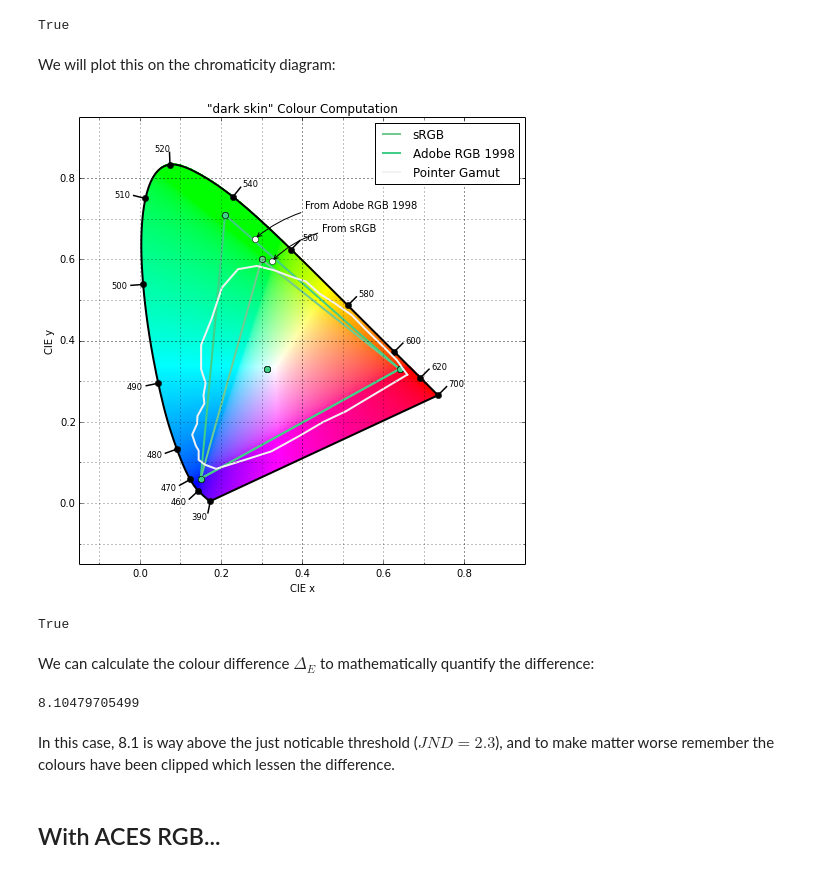
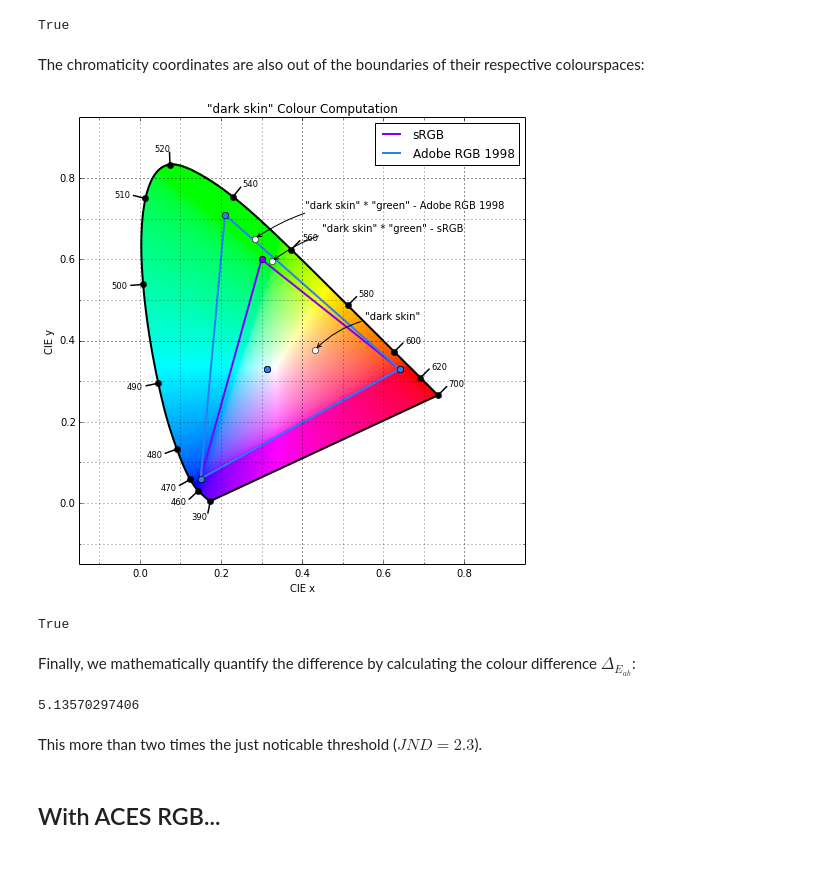
Before and after one commit to colour-science/colour-website, a Jupyter notebook: ipython/about_rendering_engines_colourspaces_agnosticism.ipynb, the cells around one changed output. Drawn from its saved outputs; the diff is of its cells as text; code cells hidden in the pictures.

```diff
--- a/ipython/about_rendering_engines_colourspaces_agnosticism.ipynb
+++ b/ipython/about_rendering_engines_colourspaces_agnosticism.ipynb
@@ -239,41 +239,42 @@ multi_colour_plot([colour_parameter('From sRGB', sRGB_m1), colour_parameter('Fro
 # %% [output]
 [figure]
 True
-# %% [markdown]
-We will plot this on the chromaticity diagram:
+# %% [markdown]
+The chromaticity coordinates are also out of the boundaries of their respective colourspaces:
 # %%
 colourspaces_CIE_1931_chromaticity_diagram_plot(
-    ['sRGB', 'Adobe RGB 1998', 'Pointer Gamut'],
+    ['sRGB', 'Adobe RGB 1998'],
 standalone=False,
 title='"dark skin" Colour Computation')
 
-for name, XYZ in (('From sRGB', XYZ_sRGB_m1),
-                  ('From Adobe RGB 1998', XYZ_adobe98_m1)):
+for name, XYZ in (('"dark skin"', XYZ_r1),
+                  ('"dark skin" * "green" - sRGB', XYZ_sRGB_m1),
+                  ('"dark skin" * "green" - Adobe RGB 1998', XYZ_adobe98_m1)):
 
     xy = colour.XYZ_to_xy(XYZ)
 
     pylab.plot(xy[0], xy[1], 'o', color='white')
     pylab.annotate(name,
                    xy=xy,
                    xytext=(50, 30),
                    textcoords='offset points',
                    arrowprops=dict(arrowstyle='->', connectionstyle='arc3, rad=0.2'))
 
 display(standalone=True)
 # %% [output]
-[figure, old version]
+[figure, new version]
 True
-# %% [markdown]
-We can calculate the colour difference $\Delta_E$ to mathematically quantify the difference:
+# %% [markdown]
+Finally, we mathematically quantify the difference by calculating the colour difference $\Delta_{E_{ab}}$:
 # %%
 Lab1 = colour.XYZ_to_Lab(XYZ_sRGB_m1, illuminant)
 Lab2 = colour.XYZ_to_Lab(XYZ_adobe98_m1, illuminant)
 
-print(colour.delta_E_CMC(Lab1, Lab2, l=1))
+print(colour.delta_E_CIE_2000(Lab1, Lab2))
 # %% [output]
-8.10479705499
+5.13570297406
-# %% [markdown]
-In this case, 8.1 is way above the just noticable threshold ($JND=2.3$), and to make matter worse remember the colours have been clipped which lessen the difference.
+# %% [markdown]
+This more than two times the just noticable threshold ($JND=2.3$).
 # %% [markdown]
 ## With ACES RGB...
 # %% [markdown]
```
Also changed, not shown: parts of 23 cells of this notebook.
